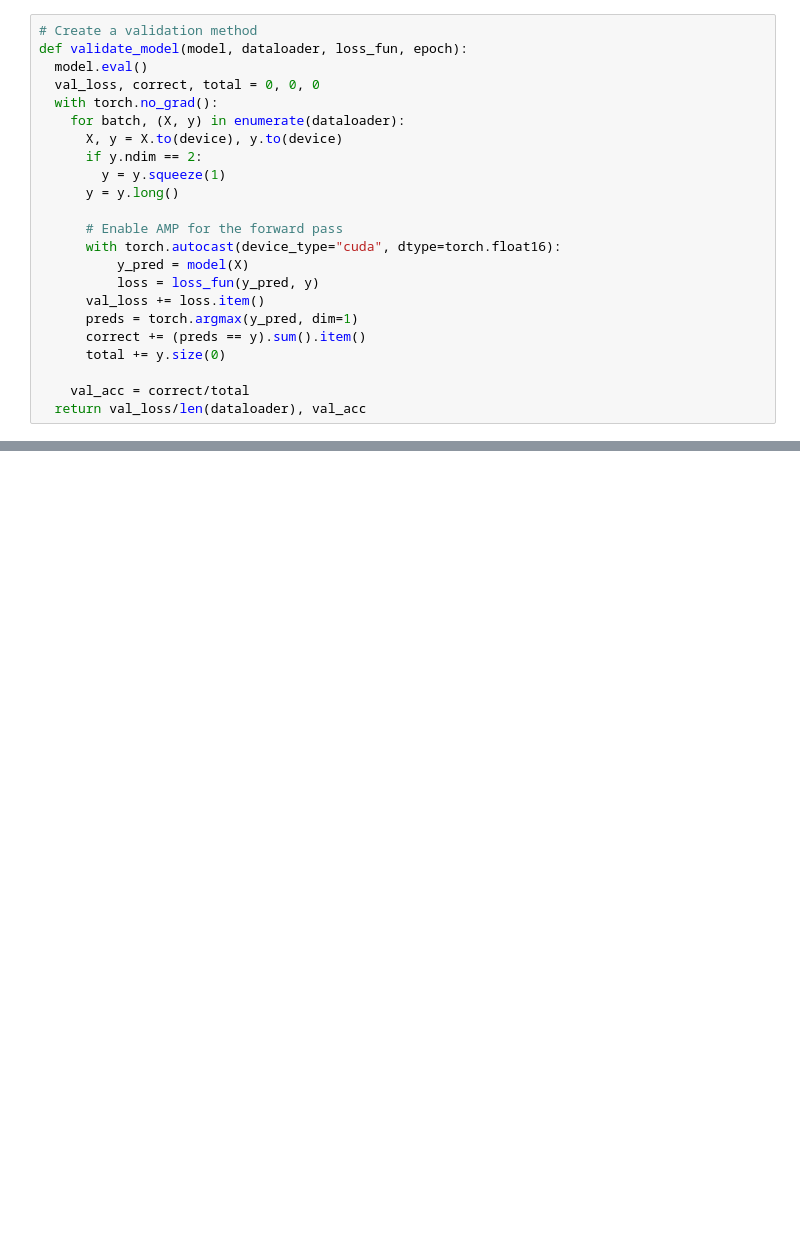
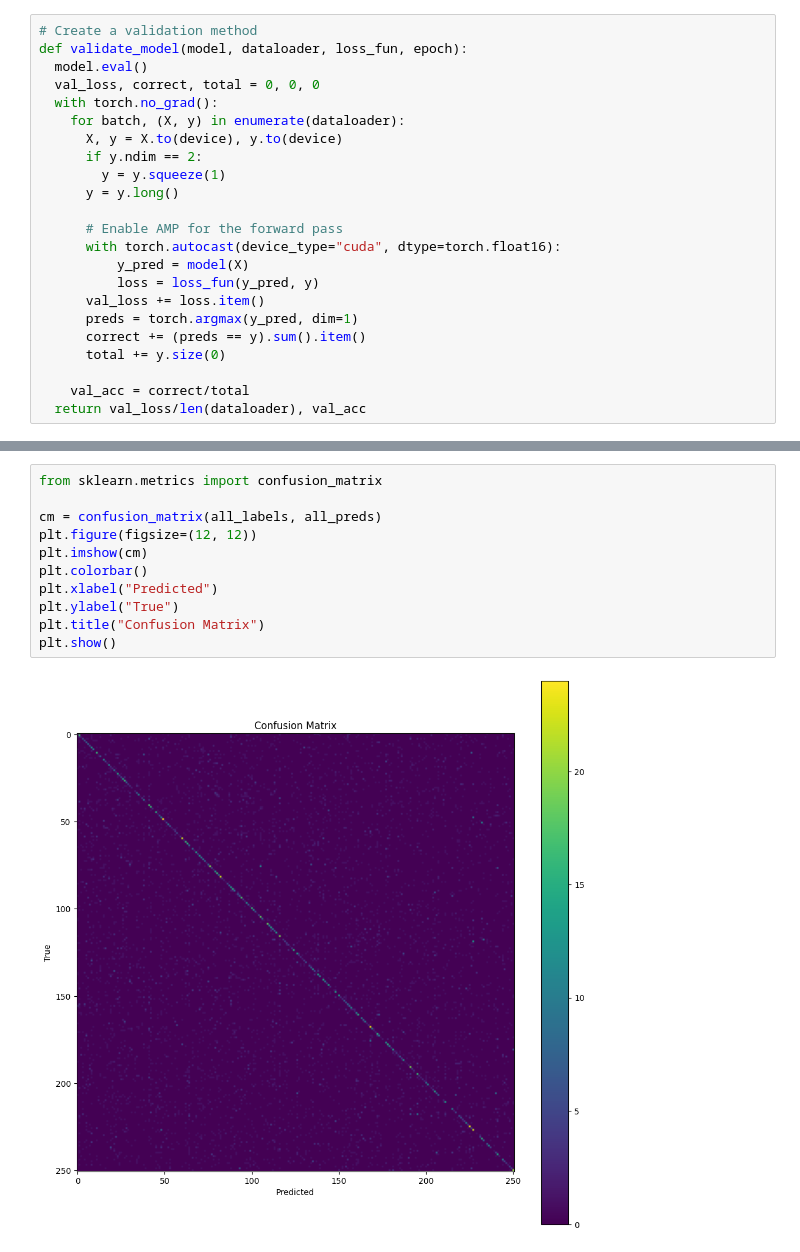
Before and after one commit to nawroz-m/food-classification, a Jupyter notebook: food-classifier-cnn.ipynb, the cells around one changed output, grey strips where cells are left out. Saved outputs shown, nothing was run; the diff lists cells and outputs as text; blank space fills up the shorter version.

```diff
--- a/food-classifier-cnn.ipynb
+++ b/food-classifier-cnn.ipynb
@@ -469,0 +590,13 @@ pd.DataFrame({'head_lr': history['head_lr'], 'encoder_lr': history['encoder_lr']
+# %%
+from sklearn.metrics import confusion_matrix
+
+cm = confusion_matrix(all_labels, all_preds)
+plt.figure(figsize=(12, 12))
+plt.imshow(cm)
+plt.colorbar()
+plt.xlabel("Predicted")
+plt.ylabel("True")
+plt.title("Confusion Matrix")
+plt.show()
+# %% [output]
+[figure, added]
```
Also changed, not shown: parts of 7 cells of this notebook.
